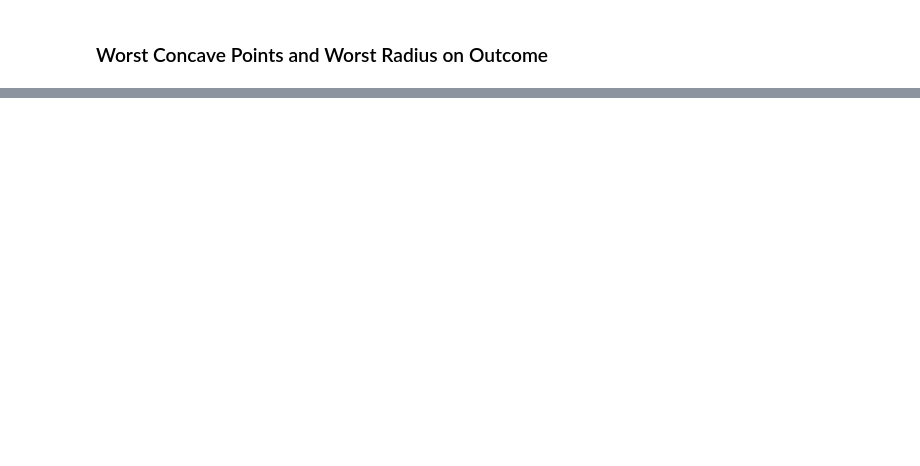
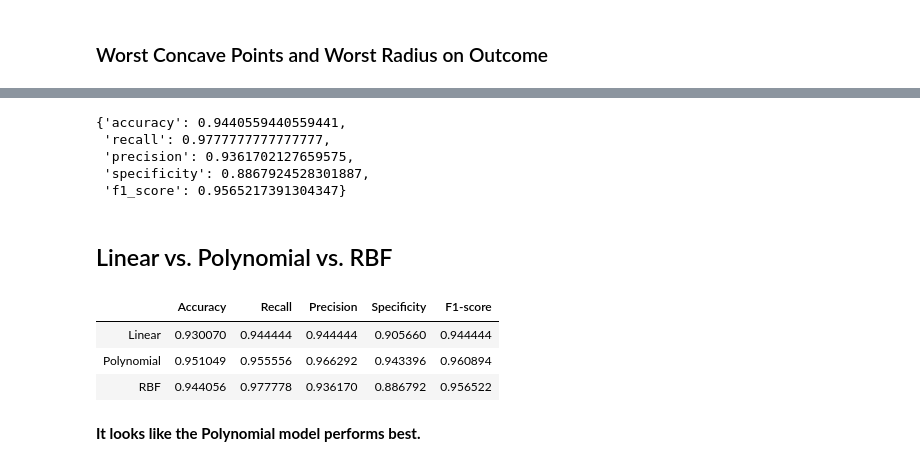
Before and after one commit to TasfiaAddrita/ds-2.1-hw, a Jupyter notebook: 08_Support_Vector_Machines.ipynb, the cells around one changed output, grey strips where cells are left out. Cells and saved outputs as stored; diff of their text form; code cells hidden in the pictures; blank space fills up the shorter version.

```diff
--- a/08_Support_Vector_Machines.ipynb
+++ b/08_Support_Vector_Machines.ipynb
@@ -385,0 +363,3 @@ SVC(C=1.0, cache_size=200, class_weight=None, coef0=0.0,
+# %%
+poly_eval = poly_model.evaluate()
+poly_eval
@@ -385,0 +374,5 @@ SVC(C=1.0, cache_size=200, class_weight=None, coef0=0.0,
+# %%
+rbf_model = SVC_Model()
+rbf_model.build(["worst concave points", "worst radius"])
+rbf_model.train(kernel="rbf")
+rbf_model.plot()
@@ -385,0 +391,28 @@ SVC(C=1.0, cache_size=200, class_weight=None, coef0=0.0,
+# %%
+rbf_eval = rbf_model.evaluate()
+rbf_eval
+# %% [output]
+{'accuracy': 0.9440559440559441,
+ 'recall': 0.9777777777777777,
+ 'precision': 0.9361702127659575,
+ 'specificity': 0.8867924528301887,
+ 'f1_score': 0.9565217391304347}
+# %% [markdown]
+## Linear vs. Polynomial vs. RBF
+# %%
+pd.DataFrame({
+        "Accuracy": [eval_3["accuracy"], poly_eval["accuracy"], rbf_eval["accuracy"]],
+        "Recall": [eval_3["recall"], poly_eval["recall"], rbf_eval["recall"]],
+        "Precision": [eval_3["precision"], poly_eval["precision"], rbf_eval["precision"]],
+        "Specificity": [eval_3["specificity"], poly_eval["specificity"], rbf_eval["specificity"]],
+        "F1-score": [eval_3["f1_score"], poly_eval["f1_score"], rbf_eval["f1_score"]],
+    },
+    index=["Linear", "Polynomial", "RBF"]
+)
+# %% [output]
+|  | Accuracy | Recall | Precision | Specificity | F1-score |
+| Linear | 0.930070 | 0.944444 | 0.944444 | 0.905660 | 0.944444 |
+| Polynomial | 0.951049 | 0.955556 | 0.966292 | 0.943396 | 0.960894 |
+| RBF | 0.944056 | 0.977778 | 0.936170 | 0.886792 | 0.956522 |
+# %% [markdown]
+__It looks like the Polynomial model performs best.__
```
Also changed, not shown: parts of 53 cells of this notebook.
